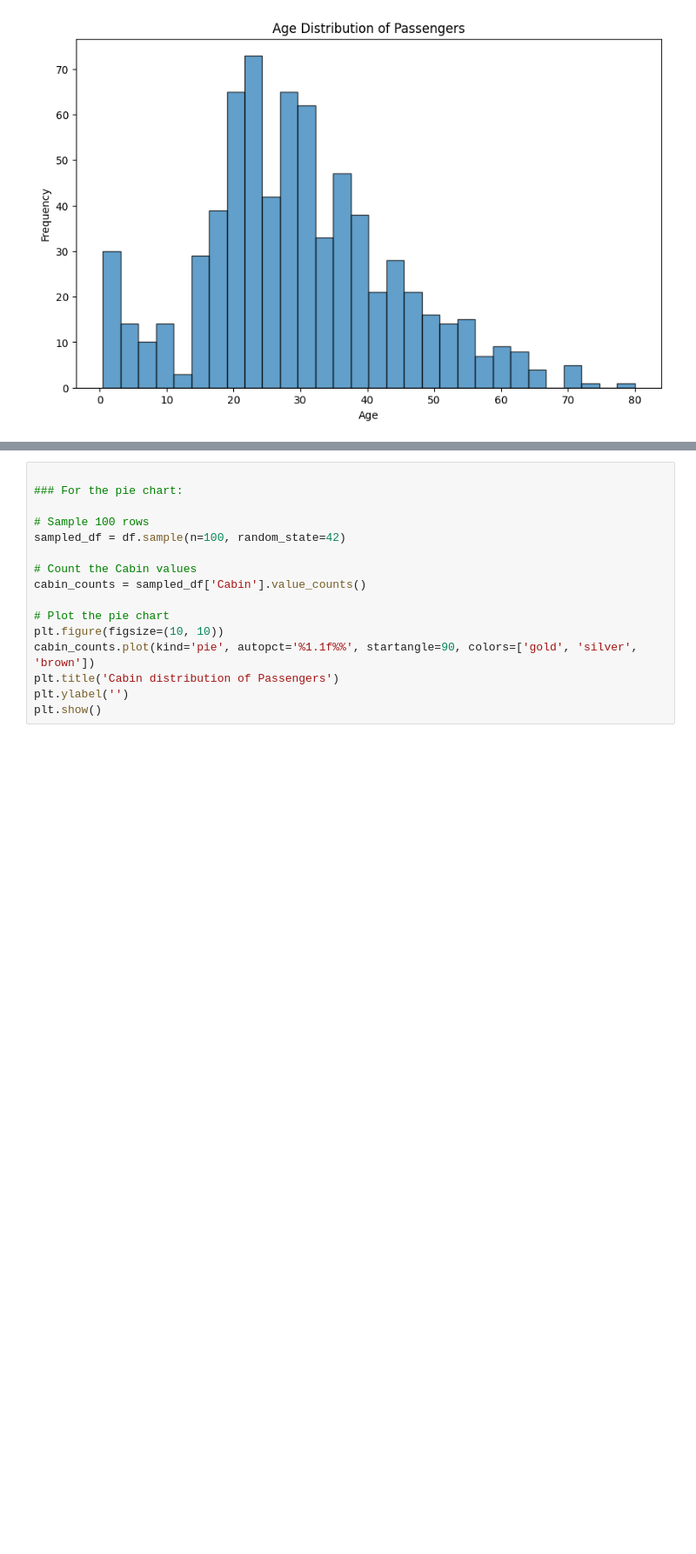
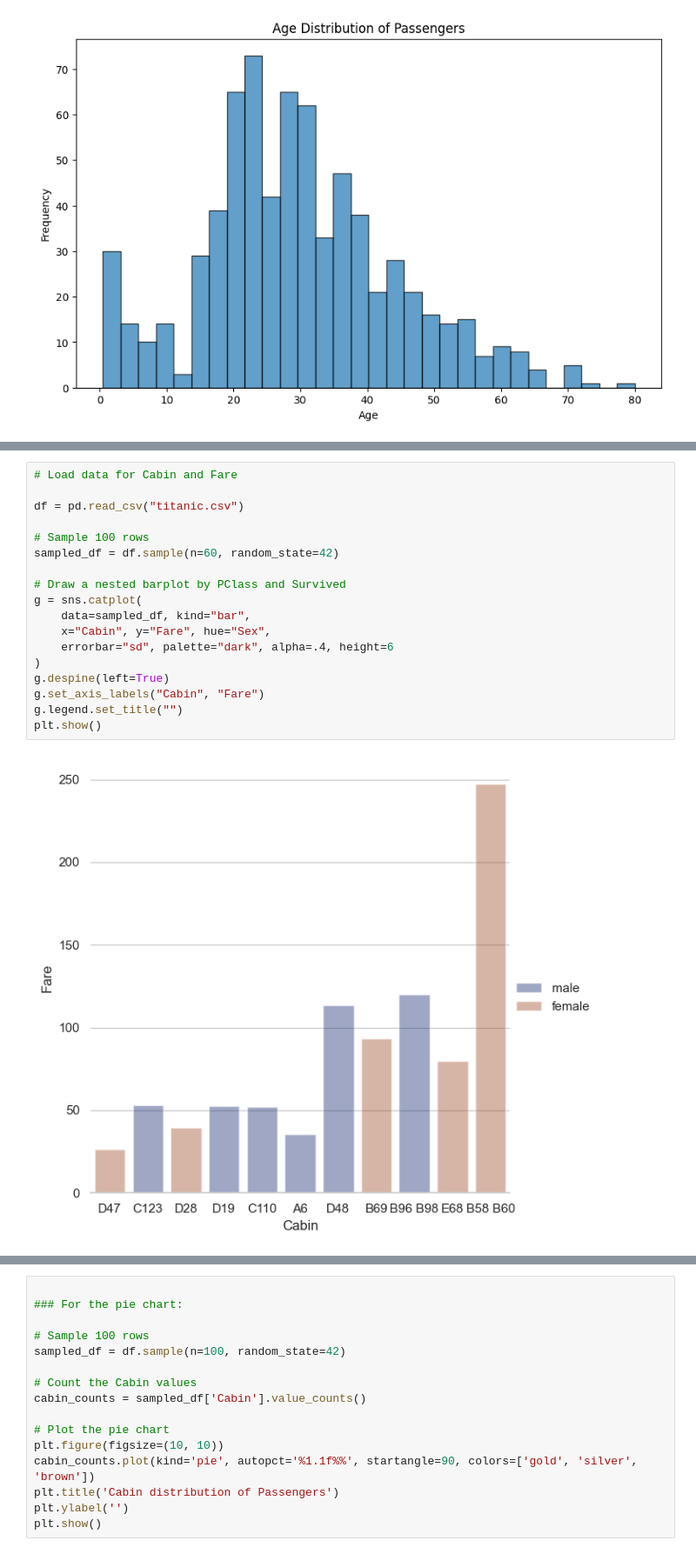
Before and after one commit to sultanaraziamst/pandas, a Jupyter notebook: titanic.ipynb, the cells around one changed output, grey strips where cells are left out. Shown at 87% size. Cells and saved outputs as stored; diff of their text form; blank space fills up the shorter version.

Commit message:
chartupdate

```diff
--- a/titanic.ipynb
+++ b/titanic.ipynb
@@ -400,0 +400,20 @@ NameError: name 'python' is not defined
+# %%
+# Load data for Cabin and Fare
+
+df = pd.read_csv("titanic.csv")
+
+# Sample 100 rows
+sampled_df = df.sample(n=60, random_state=42)
+
+# Draw a nested barplot by PClass and Survived
+g = sns.catplot(
+    data=sampled_df, kind="bar",
+    x="Cabin", y="Fare", hue="Sex",
+    errorbar="sd", palette="dark", alpha=.4, height=6
+)
+g.despine(left=True)
+g.set_axis_labels("Cabin", "Fare")
+g.legend.set_title("")
+plt.show()
+# %% [output]
+[figure, added]
```
Also changed, not shown: parts of 5 cells of this notebook.
